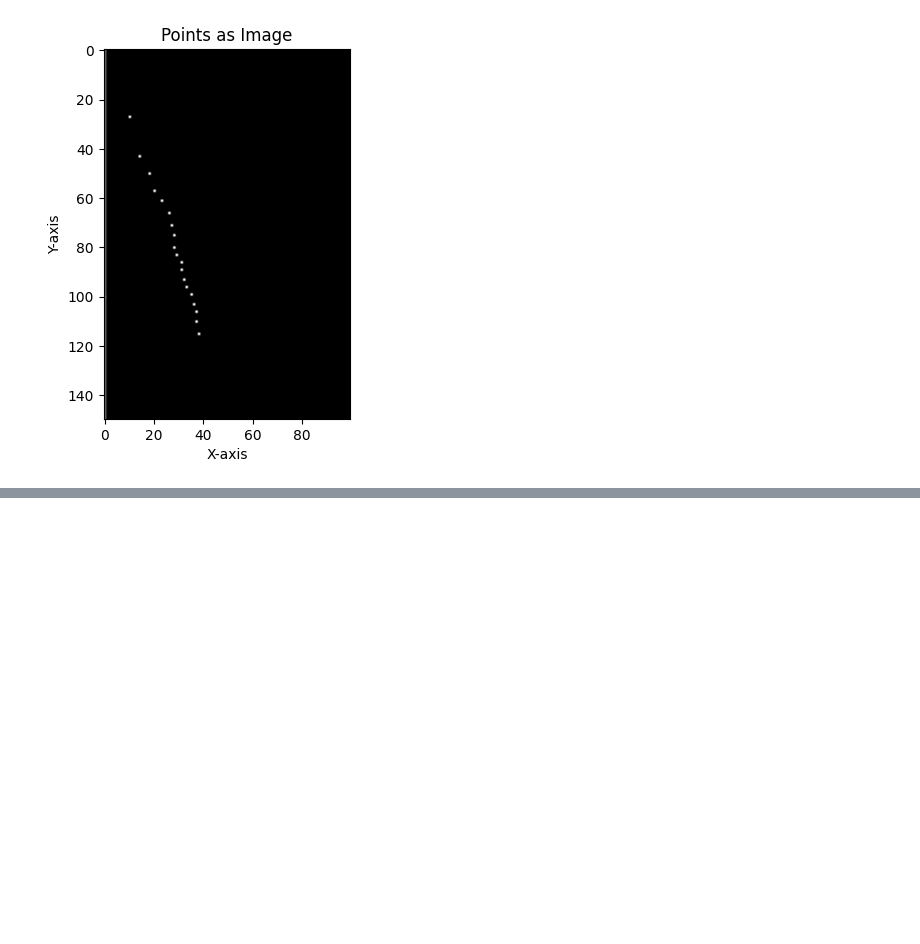
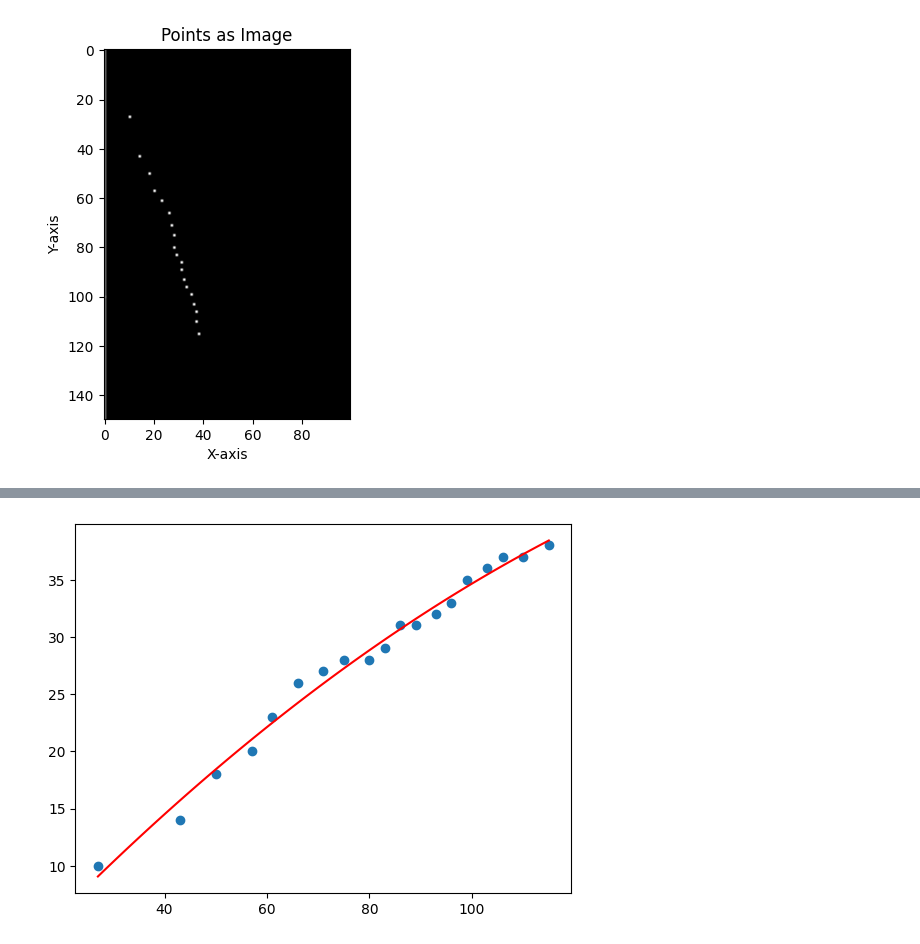
Before and after one commit to tjsos/pcl_proc, a Jupyter notebook: scripts/test.ipynb, the cells around one changed output, grey strips where cells are left out. Cells and saved outputs as stored; diff of their text form; code cells hidden in the pictures; blank space fills up the shorter version.

```diff
--- a/scripts/test.ipynb
+++ b/scripts/test.ipynb
@@ -261,0 +259,15 @@ array([[ 27,  10],
+# %%
+def model_f(x, a, b, c):
+    return a*(x-b)**2 + c
+
+x_coordinates, y_coordinates = zip(*img_cropped_cart)
+p_opt, p_cov = scipy.optimize.curve_fit(model_f, x_coordinates, y_coordinates)
+
+a_opt, b_opt, c_opt = p_opt
+x_model = np.linspace(min(x_coordinates), max(x_coordinates), 100)
+y_model = model_f(x_model, a_opt, b_opt, c_opt)
+plt.scatter(x_coordinates, y_coordinates)
+plt.plot(x_model,y_model, color="r")
+plt.show()
+# %% [output]
+[figure, added]
```
Also changed, not shown: parts of 9 cells of this notebook, 1 other file.
